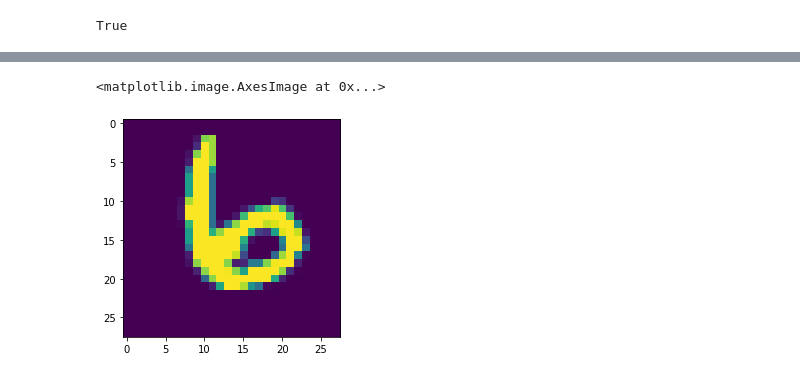
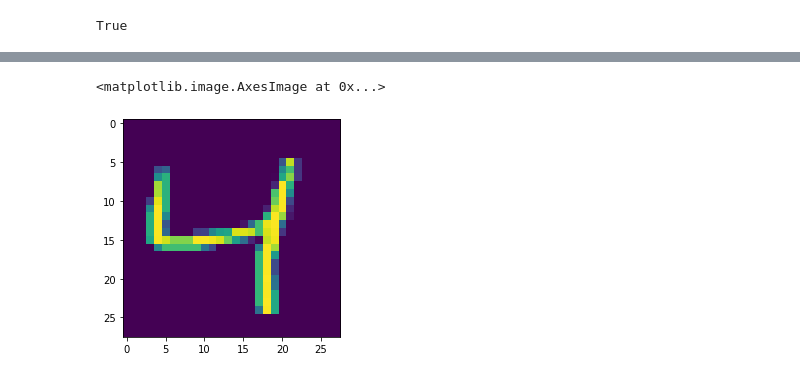
Before and after one commit to redwineyards/autoencoders, a Jupyter notebook: resnet_autoencoder/resnet_autoencoder.ipynb, the cells around one changed output, grey strips where cells are left out. Cells and saved outputs as stored; diff of their text form; code cells hidden in the pictures.

```diff
--- a/resnet_autoencoder/resnet_autoencoder.ipynb
+++ b/resnet_autoencoder/resnet_autoencoder.ipynb
@@ -196,8 +207,8 @@ model test loss on MNIST test set: 0.07996081560850143
 # %%
-tens1=training_set[1504][0].reshape(-1,1,28,28)
+tens1=training_set[2][0].reshape(-1,1,28,28)
 #tens1=torch.rand(1,1,28,28)*0.1
 test1=np.squeeze(tens1.numpy())
 plt.imshow(test1)
 # %% [output]
 <matplotlib.image.AxesImage at 0x...>
-[figure, old version]
+[figure, new version]
```
Also changed, not shown: parts of 5 cells of this notebook.
